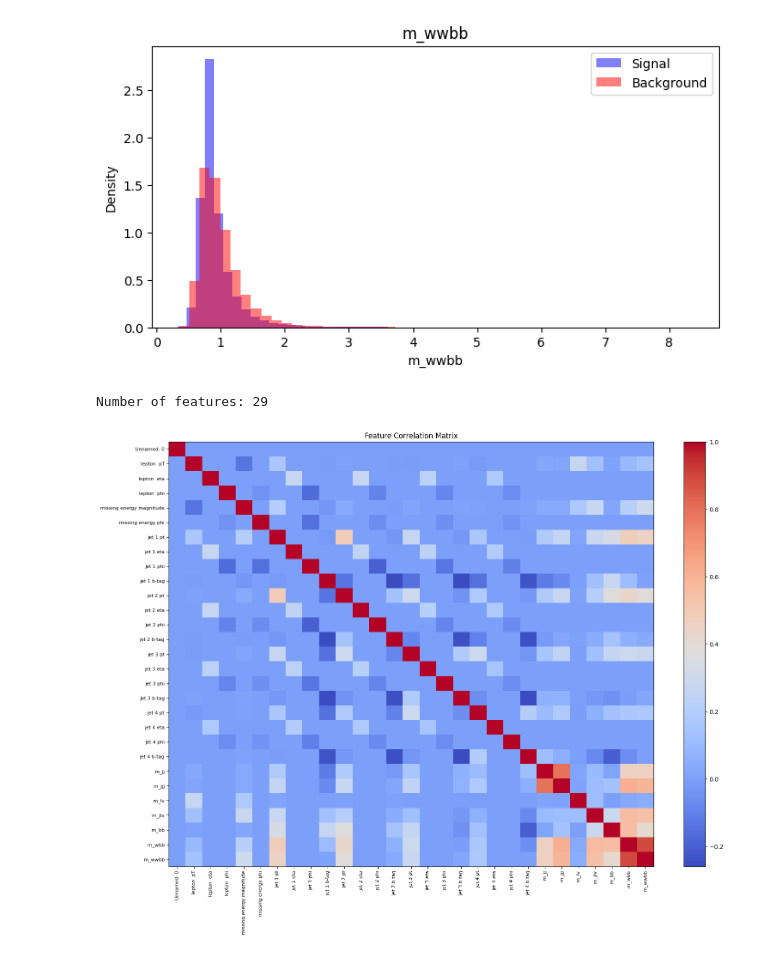
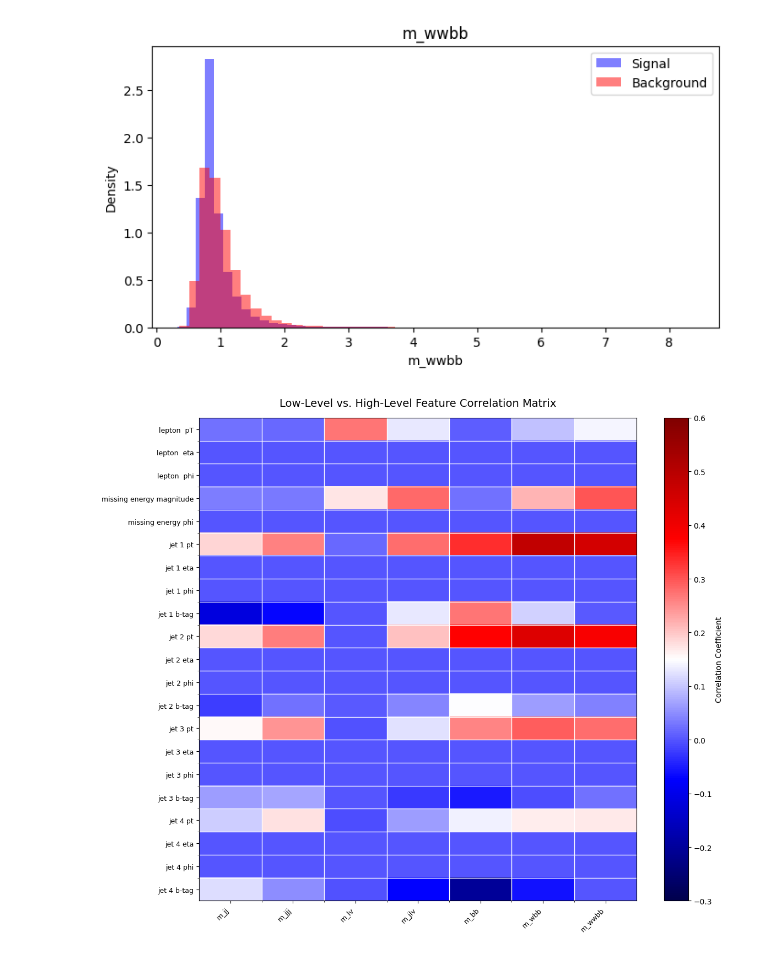
Before and after one commit to Master-Zero1/higgs-signal-classifier, a Jupyter notebook: notebooks/02_eda_plots.ipynb, the cells around one changed output. Cells and saved outputs as stored; diff of their text form; code cells hidden in the pictures.

Commit message:
added some more plots: the feature correlation between low and high level features

```diff
--- a/notebooks/02_eda_plots.ipynb
+++ b/notebooks/02_eda_plots.ipynb
@@ -68,16 +63,26 @@ for feature in high_level_features:
-# %%
-cols = df.drop('labels', axis=1).columns
-n = len(cols)
-print(f"Number of features: {n}")
-
-plt.figure(figsize=(16, 12))
-plt.imshow(df[cols].corr(), cmap='coolwarm', aspect='auto')
-plt.colorbar()
-plt.xticks(range(n), cols, rotation=90, fontsize=8)
-plt.yticks(range(n), cols, fontsize=8)
-plt.title('Feature Correlation Matrix')
-plt.tight_layout()
-plt.show()
-# %% [output]
-Number of features: 29
-[figure, removed]
+# %%
+cols_to_drop = [c for c in ['labels', 'Unnamed: 0'] if c in df.columns]
+clean_df = df.drop(columns=cols_to_drop)
+
+all_features = list(clean_df.columns)
+low_level_features = all_features[:21]
+high_level_features = all_features[21:]
+
+cross_corr = clean_df[low_level_features].corrwith(clean_df[high_level_features])
+cross_corr_matrix = clean_df.corr().loc[low_level_features, high_level_features]
+
+plt.figure(figsize=(12, 10))
+plt.imshow(cross_corr_matrix, cmap='seismic', aspect='auto', vmin=-0.3, vmax=0.6)
+plt.colorbar(label='Correlation Coefficient')
+plt.xticks(range(len(high_level_features)), high_level_features, rotation=45, ha='right', fontsize=9)
+plt.yticks(range(len(low_level_features)), low_level_features, fontsize=9)
+
+plt.gca().set_xticks([x - 0.5 for x in range(1, len(high_level_features))], minor=True)
+plt.gca().set_yticks([y - 0.5 for y in range(1, len(low_level_features))], minor=True)
+plt.grid(which='minor', color='white', linestyle='-', linewidth=1)
+
+plt.title('Low-Level vs. High-Level Feature Correlation Matrix', fontsize=14, pad=15)
+plt.tight_layout()
+plt.show()
+# %% [output]
+[figure, added]
```
Also changed, not shown: parts of 2 cells of this notebook.
